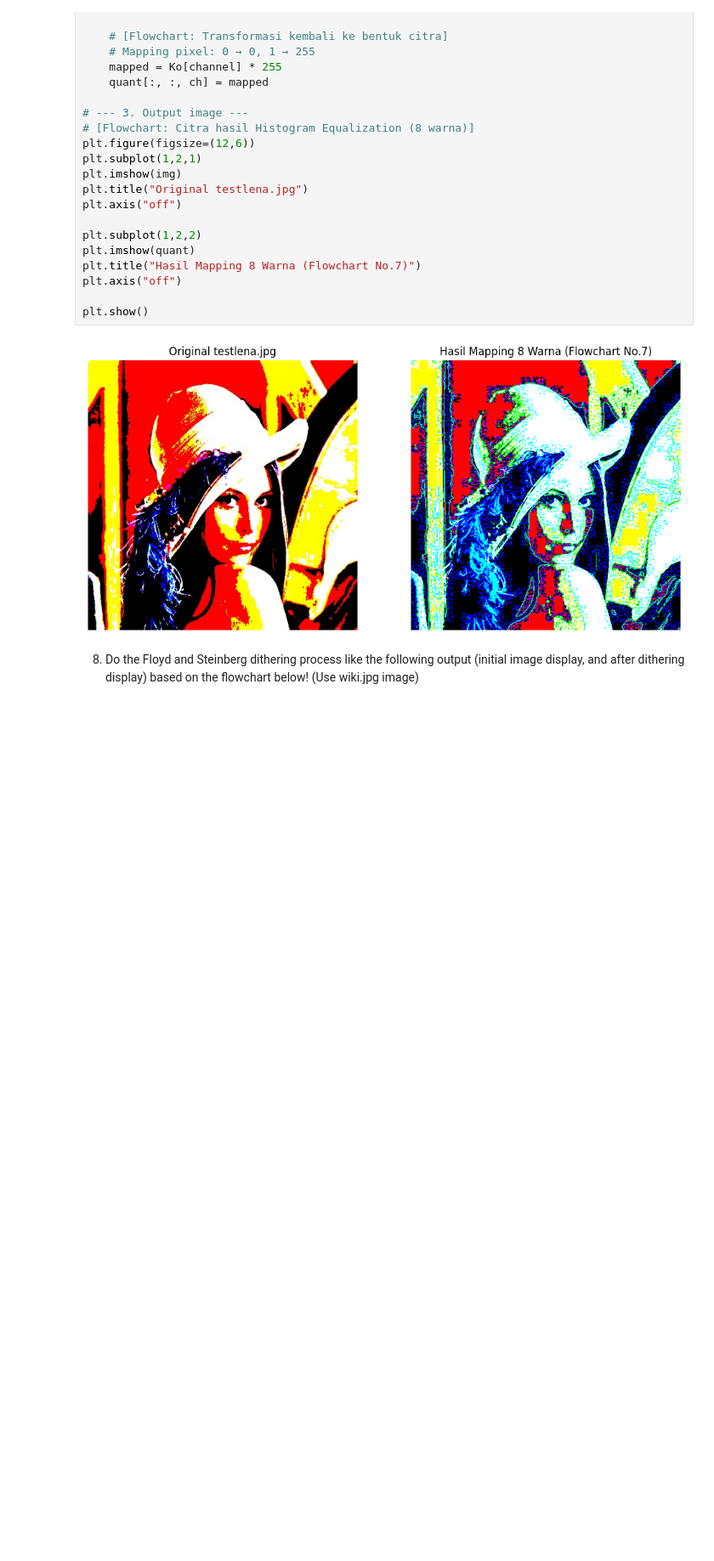
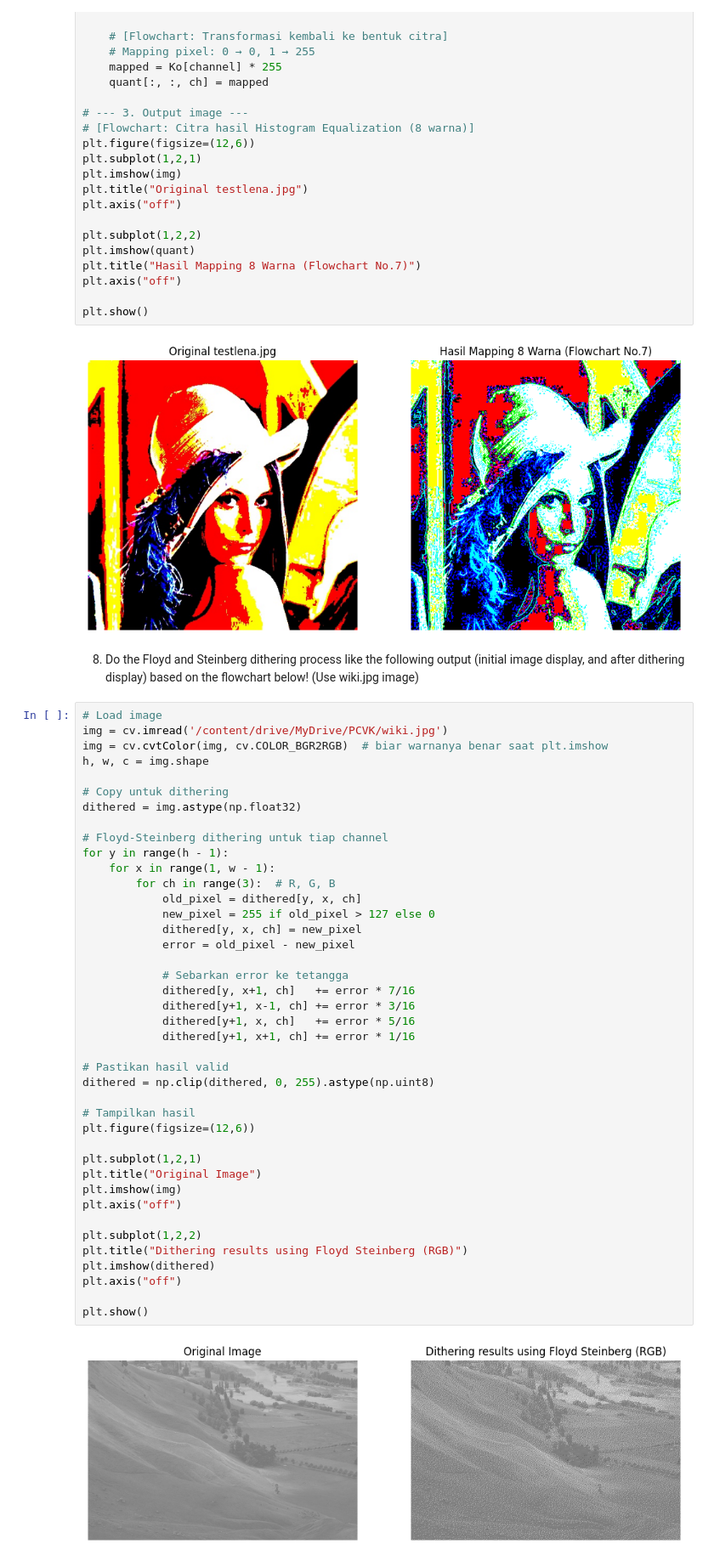
Before and after one commit to Majid5654/Erwan-Majid_PCVK_Ganjil_2025, a Jupyter notebook: Week5.ipynb, the cells around one changed output. Shown at 85% size. Saved outputs shown, nothing was run; the diff lists cells and outputs as text; blank space fills up the shorter version.

```diff
--- a/Week5.ipynb
+++ b/Week5.ipynb
@@ -332,3 +332,46 @@ plt.show()
 8. Do the Floyd and Steinberg dithering process like the following output (initial image
 display, and after dithering display) based on the flowchart below! (Use wiki.jpg
 image)
+# %%
+# Load image
+img = cv.imread('/content/drive/MyDrive/PCVK/wiki.jpg')
+img = cv.cvtColor(img, cv.COLOR_BGR2RGB)  # biar warnanya benar saat plt.imshow
+h, w, c = img.shape
+
+# Copy untuk dithering
+dithered = img.astype(np.float32)
+
+# Floyd-Steinberg dithering untuk tiap channel
+for y in range(h - 1):
+    for x in range(1, w - 1):
+        for ch in range(3):  # R, G, B
+            old_pixel = dithered[y, x, ch]
+            new_pixel = 255 if old_pixel > 127 else 0
+            dithered[y, x, ch] = new_pixel
+            error = old_pixel - new_pixel
+
+            # Sebarkan error ke tetangga
+            dithered[y, x+1, ch]   += error * 7/16
+            dithered[y+1, x-1, ch] += error * 3/16
+            dithered[y+1, x, ch]   += error * 5/16
+            dithered[y+1, x+1, ch] += error * 1/16
+
+# Pastikan hasil valid
+dithered = np.clip(dithered, 0, 255).astype(np.uint8)
+
+# Tampilkan hasil
+plt.figure(figsize=(12,6))
+
+plt.subplot(1,2,1)
+plt.title("Original Image")
+plt.imshow(img)
+plt.axis("off")
+
+plt.subplot(1,2,2)
+plt.title("Dithering results using Floyd Steinberg (RGB)")
+plt.imshow(dithered)
+plt.axis("off")
+
+plt.show()
+# %% [output]
+[figure, added]
```
